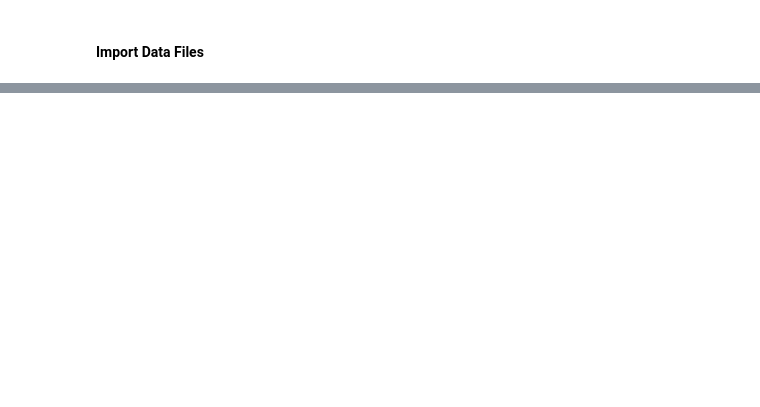
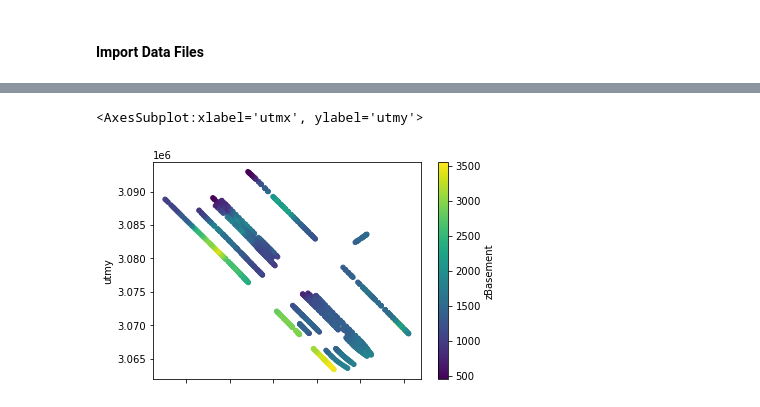
Before and after one commit to daxsoule/bravoseis, a Jupyter notebook: notebooks/BathCompare.ipynb, the cells around one changed output, grey strips where cells are left out. Saved outputs shown, nothing was run; the diff lists cells and outputs as text; code cells hidden in the pictures; blank space fills up the shorter version.

Commit message:
Added new plots

```diff
--- a/notebooks/BathCompare.ipynb
+++ b/notebooks/BathCompare.ipynb
@@ -24,2 +26,6 @@ warnings.filterwarnings('ignore')
 # %%
-path = '/home/jovyan/data/bravoseis_data/Bransfield15m.txt'
+path2 = '/home/jovyan/data/bravoseis_data/SEDIMENT_DEPTH_BELOW_0.TXT'
+# %%
+df_basement = pd.read_csv(path2,header = None,sep = ',', names= ['utmx','utmy','zBasement'])
+df_basement['zBasement'] = df_basement.zBasement.astype(float) * -1
+df_basement.head()
@@ -25,0 +51,5 @@ path = '/home/jovyan/data/bravoseis_data/Bransfield15m.txt'
+# %%
+df_basement.plot.scatter(x='utmx', y='utmy', c='zBasement', colormap='viridis')
+# %% [output]
+<AxesSubplot:xlabel='utmx', ylabel='utmy'>
+[figure, added]
```
Also changed, not shown: parts of 15 cells of this notebook.
